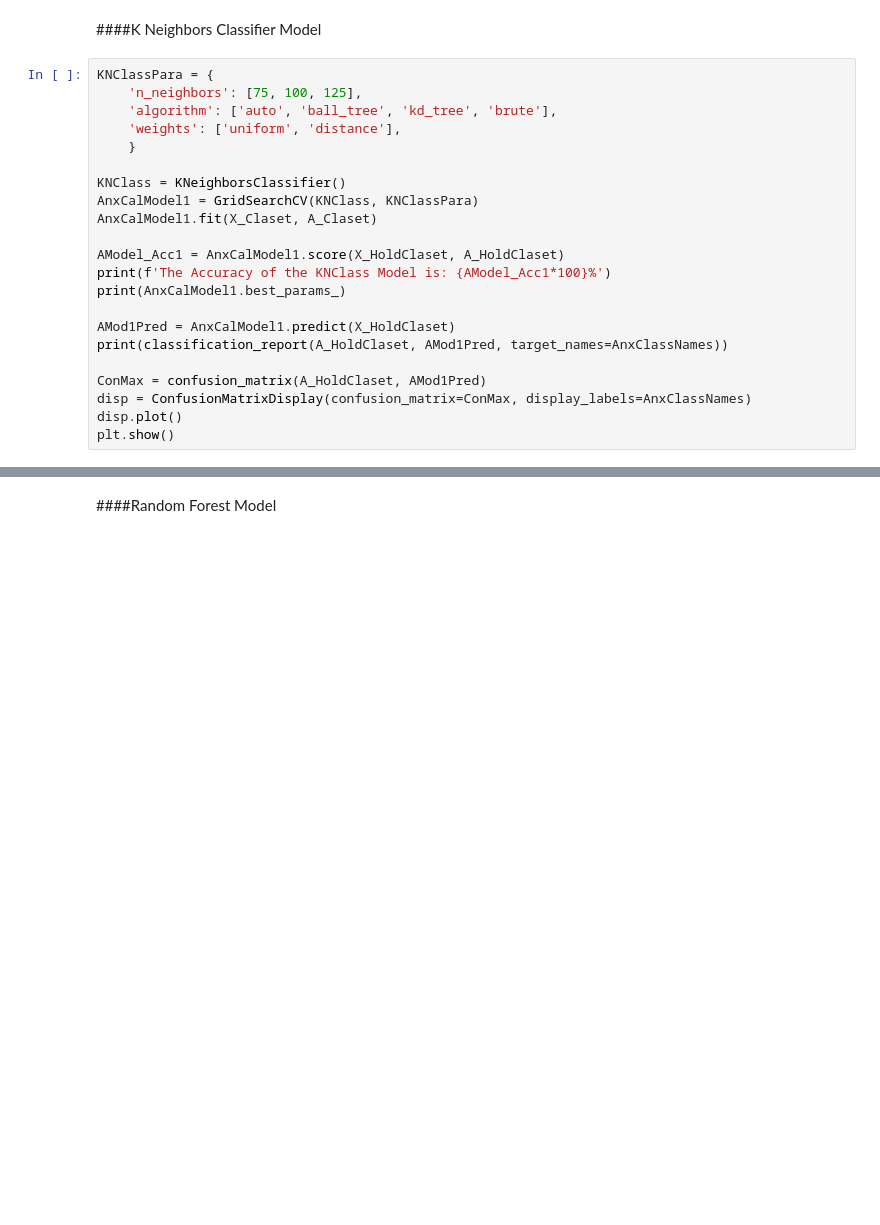
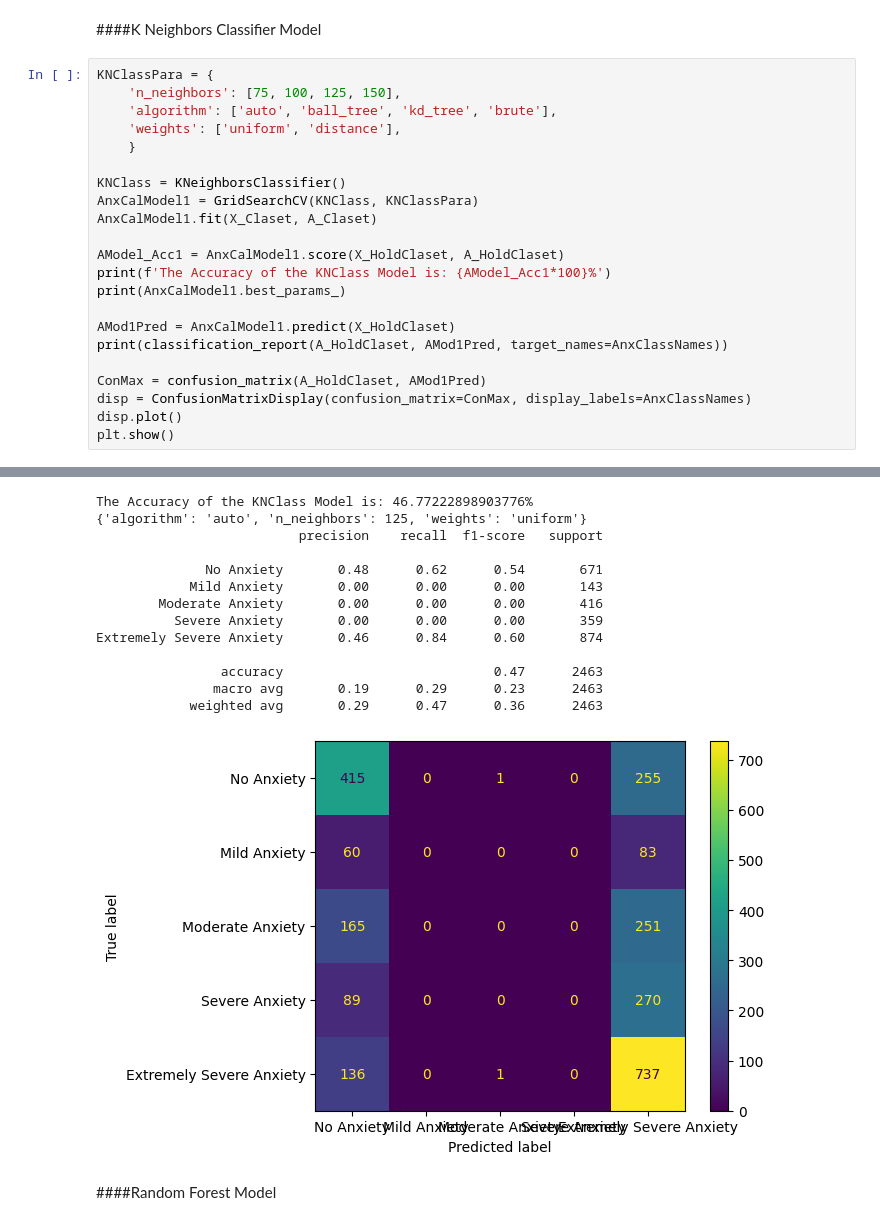
Before and after one commit to SeanWallinger/DataScienceProject, a Jupyter notebook: Data_Science_Project.ipynb, the cells around one changed output, grey strips where cells are left out. Cells and saved outputs as stored; diff of their text form; blank space fills up the shorter version.

```diff
--- a/Data_Science_Project.ipynb
+++ b/Data_Science_Project.ipynb
@@ -1636,7 +1623,7 @@ X_Claset, X_HoldClaset, A_Claset, A_HoldClaset = train_test_split(X, A, test_siz
 ####K Neighbors Classifier Model
 # %%
 KNClassPara = {
-    'n_neighbors': [75, 100, 125],
+    'n_neighbors': [75, 100, 125, 150],
     'algorithm': ['auto', 'ball_tree', 'kd_tree', 'brute'],
     'weights': ['uniform', 'distance'],
     }
@@ -1656,3 +1643,4 @@ ConMax = confusion_matrix(A_HoldClaset, AMod1Pred)
 disp = ConfusionMatrixDisplay(confusion_matrix=ConMax, display_labels=AnxClassNames)
 disp.plot()
 plt.show()
+# %% [output]
@@ -1659,3 +1648,17 @@ plt.show()
+The Accuracy of the KNClass Model is: 46.77222898903776%
+{'algorithm': 'auto', 'n_neighbors': 125, 'weights': 'uniform'}
+                          precision    recall  f1-score   support
+
+              No Anxiety       0.48      0.62      0.54       671
+            Mild Anxiety       0.00      0.00      0.00       143
+        Moderate Anxiety       0.00      0.00      0.00       416
+          Severe Anxiety       0.00      0.00      0.00       359
+Extremely Severe Anxiety       0.46      0.84      0.60       874
+
+                accuracy                           0.47      2463
+               macro avg       0.19      0.29      0.23      2463
+            weighted avg       0.29      0.47      0.36      2463
+[figure, added]
 # %% [markdown]
 ####Random Forest Model
 # %%
```
Also changed, not shown: parts of 64 cells of this notebook.
